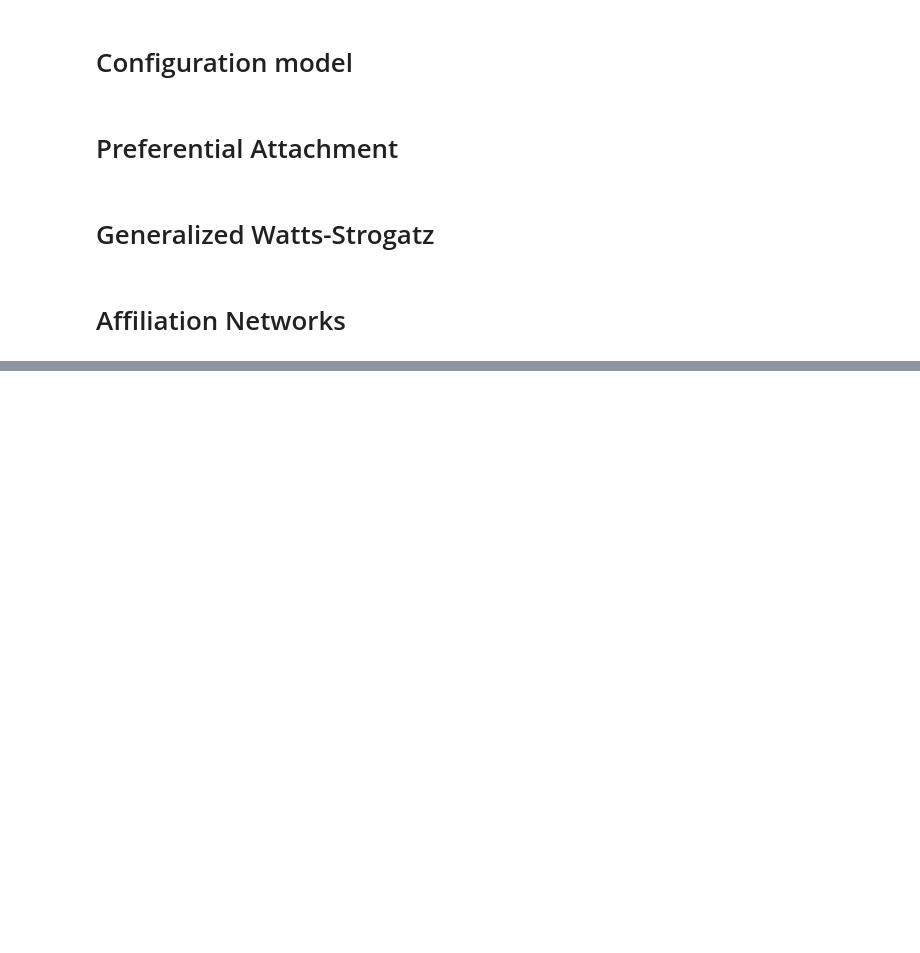
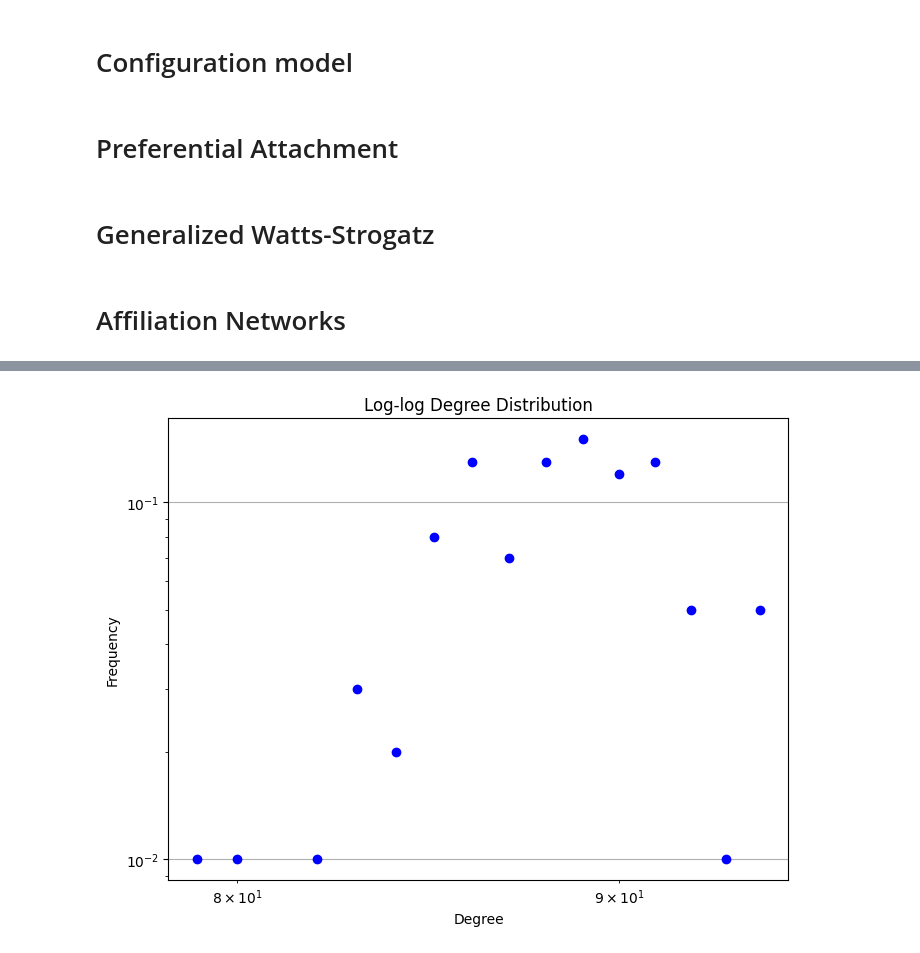
Before and after one commit to SNA24/final_project, a Jupyter notebook: analyze.ipynb, the cells around one changed output, grey strips where cells are left out. Saved outputs shown, nothing was run; the diff lists cells and outputs as text; code cells hidden in the pictures; blank space fills up the shorter version.

```diff
--- a/analyze.ipynb
+++ b/analyze.ipynb
@@ -144,2 +161,8 @@ G = nx.read_edgelist('net_2', nodetype=int)
+# %%
+analyzer = Analyzer(G)
+plt = analyzer.get_degree_distribution()
+plt.show()
+# %% [output]
+[figure, added]
 # %%
 import numpy as np
```
Also changed, not shown: parts of 9 cells of this notebook.
